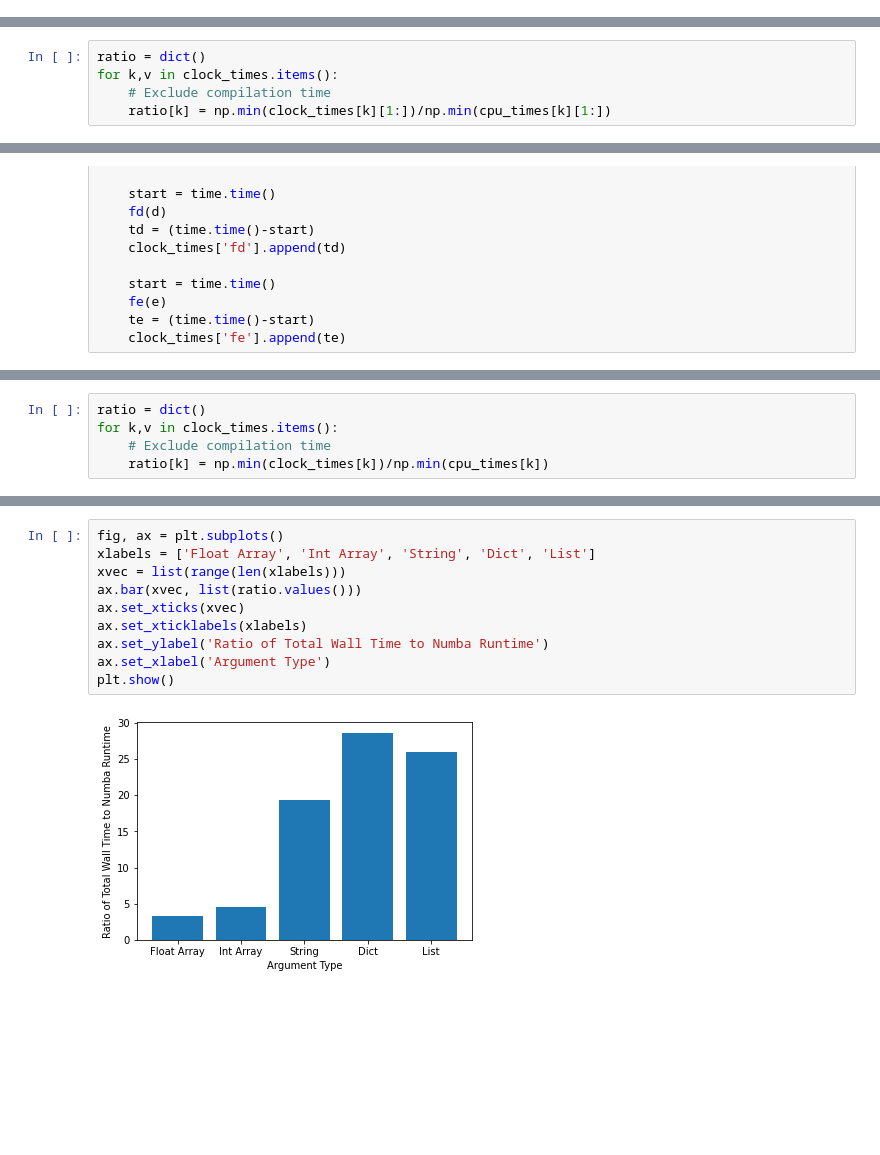
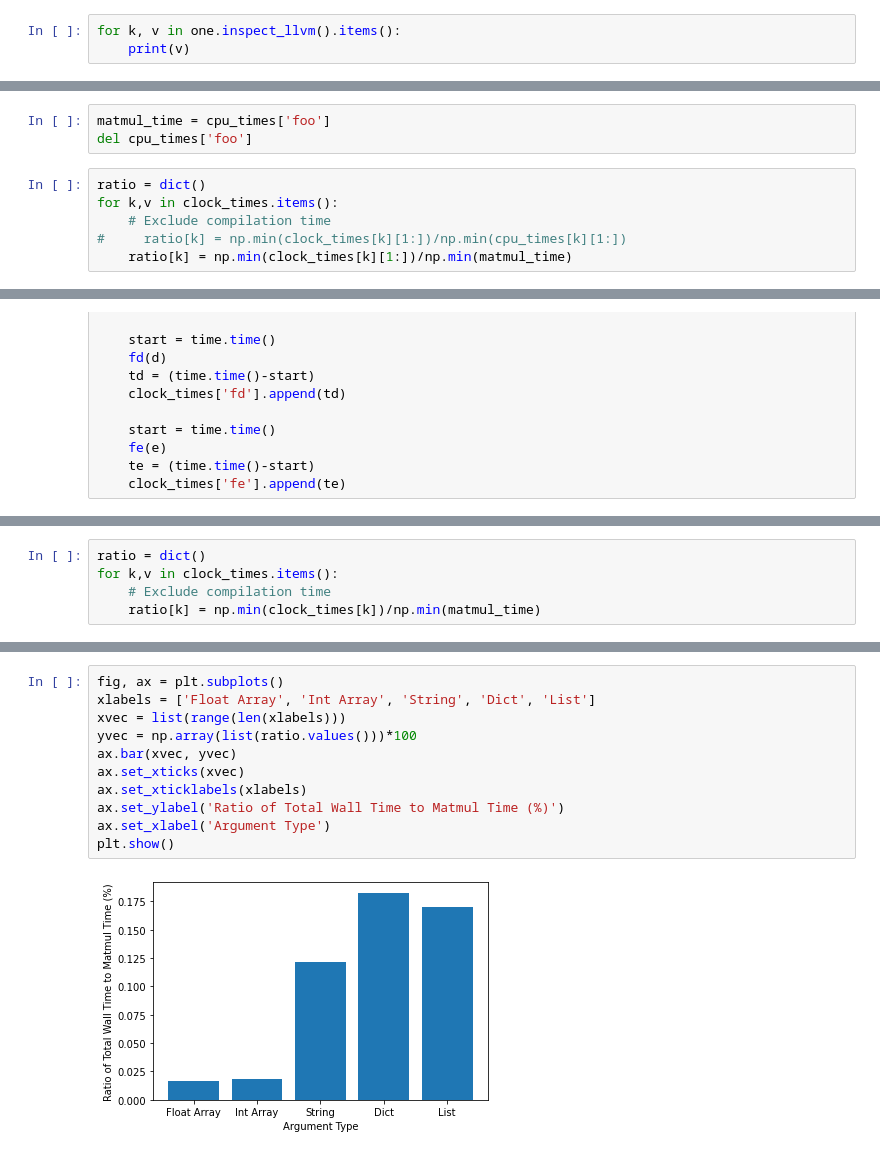
Before and after one commit to labarba/pyexafmm-cise, a Jupyter notebook: experiments/boxing/boxing.ipynb, the cells around one changed output, grey strips where cells are left out. Saved outputs shown, nothing was run; the diff lists cells and outputs as text; blank space fills up the shorter version.

Commit message:
Add matmul comparison

```diff
--- a/experiments/boxing/boxing.ipynb
+++ b/experiments/boxing/boxing.ipynb
@@ -137,6 +180,9 @@ def profile_results():
     l = sorted(l, key=lambda x: x[1])
     for i in range(len(l)):
         print( l[i][0], "{:.10f}".format( l[i][1] ) )
+# %%
+for k, v in one.inspect_llvm().items():
+    print(v)
 # %%
 ntrials = 5
 
@@ -223,8 +269,12 @@ for _ in range(ntrials):
     fifteen(a, b, c, d, e, f, g, h, i, j, k, l, m, n, o)
     to = (time.time()-start)
     clock_times['fifteen'].append(to)
+# %%
+matmul_time = cpu_times['foo']
+del cpu_times['foo']
 # %%
 ratio = dict()
 for k,v in clock_times.items():
     # Exclude compilation time
-    ratio[k] = np.min(clock_times[k][1:])/np.min(cpu_times[k][1:])
+#     ratio[k] = np.min(clock_times[k][1:])/np.min(cpu_times[k][1:])
+    ratio[k] = np.min(clock_times[k][1:])/np.min(matmul_time)
@@ -331,7 +416,7 @@ np.mean(clock_times['fa'][1:])
 ratio = dict()
 for k,v in clock_times.items():
     # Exclude compilation time
-    ratio[k] = np.min(clock_times[k])/np.min(cpu_times[k])
+    ratio[k] = np.min(clock_times[k])/np.min(matmul_time)
 # %%
 ratio
 # %% [output]
@@ -343,12 +428,13 @@ ratio
 # %%
 fig, ax = plt.subplots()
 xlabels = ['Float Array', 'Int Array', 'String', 'Dict', 'List']
 xvec = list(range(len(xlabels)))
-ax.bar(xvec, list(ratio.values()))
+yvec = np.array(list(ratio.values()))*100
+ax.bar(xvec, yvec)
 ax.set_xticks(xvec)
 ax.set_xticklabels(xlabels)
-ax.set_ylabel('Ratio of Total Wall Time to Numba Runtime')
+ax.set_ylabel('Ratio of Total Wall Time to Matmul Time (%)')
 ax.set_xlabel('Argument Type')
 plt.show()
 # %% [output]
-[figure, old version]
+[figure, new version]
```
Also changed, not shown: parts of 7 cells of this notebook.
